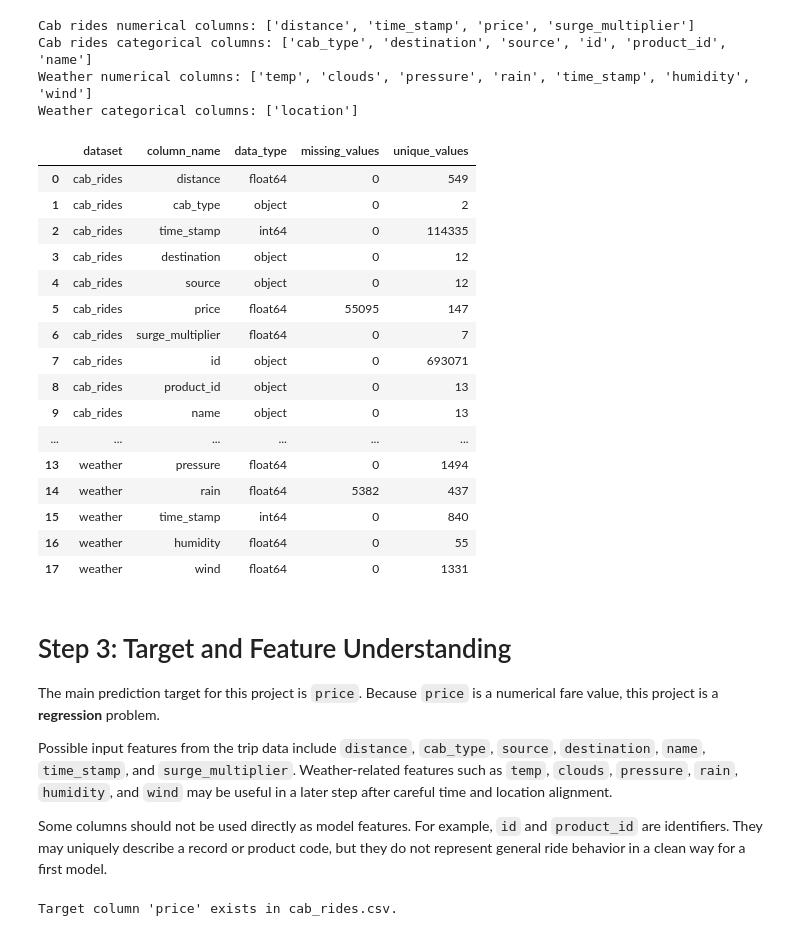
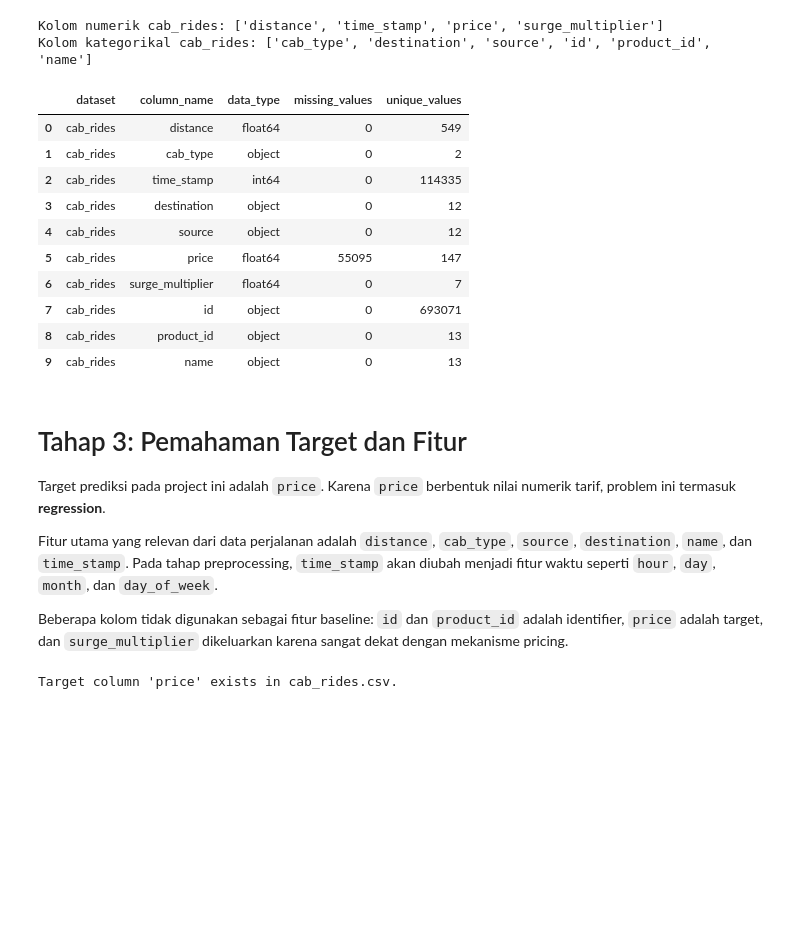
Before and after one commit to destadrns/MLOps-Tarif-Transportasi-Online, a Jupyter notebook: notebooks/01_data_understanding.ipynb, the cells around one changed output. Cells and saved outputs as stored; diff of their text form; code cells hidden in the pictures; blank space fills up the shorter version.

```diff
--- a/notebooks/01_data_understanding.ipynb
+++ b/notebooks/01_data_understanding.ipynb
@@ -197,60 +136,43 @@ Weather basic statistics:
 cab_numeric_columns = cab_rides.select_dtypes(include=np.number).columns.tolist()
 cab_categorical_columns = cab_rides.select_dtypes(exclude=np.number).columns.tolist()
 
-weather_numeric_columns = weather.select_dtypes(include=np.number).columns.tolist()
-weather_categorical_columns = weather.select_dtypes(exclude=np.number).columns.tolist()
-
-print("Cab rides numerical columns:", cab_numeric_columns)
-print("Cab rides categorical columns:", cab_categorical_columns)
-print("Weather numerical columns:", weather_numeric_columns)
-print("Weather categorical columns:", weather_categorical_columns)
+print("Kolom numerik cab_rides:", cab_numeric_columns)
+print("Kolom kategorikal cab_rides:", cab_categorical_columns)
 # %% [output]
-Cab rides numerical columns: ['distance', 'time_stamp', 'price', 'surge_multiplier']
-Cab rides categorical columns: ['cab_type', 'destination', 'source', 'id', 'product_id', 'name']
-Weather numerical columns: ['temp', 'clouds', 'pressure', 'rain', 'time_stamp', 'humidity', 'wind']
-Weather categorical columns: ['location']
+Kolom numerik cab_rides: ['distance', 'time_stamp', 'price', 'surge_multiplier']
+Kolom kategorikal cab_rides: ['cab_type', 'destination', 'source', 'id', 'product_id', 'name']
 # %%
 def create_schema_summary(df, dataset_name):
     return pd.DataFrame({
         "dataset": dataset_name,
         "column_name": df.columns,
         "data_type": [str(dtype) for dtype in df.dtypes],
         "missing_values": df.isna().sum().values,
         "unique_values": df.nunique(dropna=True).values,
     })
 
-schema_summary = pd.concat([
-    create_schema_summary(cab_rides, "cab_rides"),
-    create_schema_summary(weather, "weather"),
-], ignore_index=True)
-
+schema_summary = create_schema_summary(cab_rides, "cab_rides")
 display(schema_summary)
 # %% [output]
 |  | dataset | column_name | data_type | missing_values | unique_values |
 | 0 | cab_rides | distance | float64 | 0 | 549 |
 | 1 | cab_rides | cab_type | object | 0 | 2 |
 | 2 | cab_rides | time_stamp | int64 | 0 | 114335 |
 | 3 | cab_rides | destination | object | 0 | 12 |
 | 4 | cab_rides | source | object | 0 | 12 |
 | 5 | cab_rides | price | float64 | 55095 | 147 |
 | 6 | cab_rides | surge_multiplier | float64 | 0 | 7 |
 | 7 | cab_rides | id | object | 0 | 693071 |
 | 8 | cab_rides | product_id | object | 0 | 13 |
 | 9 | cab_rides | name | object | 0 | 13 |
-| ... | ... | ... | ... | ... | ... |
-| 13 | weather | pressure | float64 | 0 | 1494 |
-| 14 | weather | rain | float64 | 5382 | 437 |
-| 15 | weather | time_stamp | int64 | 0 | 840 |
-| 16 | weather | humidity | float64 | 0 | 55 |
-| 17 | weather | wind | float64 | 0 | 1331 |
 # %% [markdown]
-# Step 3: Target and Feature Understanding
+# Tahap 3: Pemahaman Target dan Fitur
 
-The main prediction target for this project is `price`. Because `price` is a numerical fare value, this project is a **regression** problem.
+Target prediksi pada project ini adalah `price`. Karena `price` berbentuk nilai numerik tarif, problem ini termasuk **regression**.
 
-Possible input features from the trip data include `distance`, `cab_type`, `source`, `destination`, `name`, `time_stamp`, and `surge_multiplier`. Weather-related features such as `temp`, `clouds`, `pressure`, `rain`, `humidity`, and `wind` may be useful in a later step after careful time and location alignment.
+Fitur utama yang relevan dari data perjalanan adalah `distance`, `cab_type`, `source`, `destination`, `name`, dan `time_stamp`. Pada tahap preprocessing, `time_stamp` akan diubah menjadi fitur waktu seperti `hour`, `day`, `month`, dan `day_of_week`.
 
-Some columns should not be used directly as model features. For example, `id` and `product_id` are identifiers. They may uniquely describe a record or product code, but they do not represent general ride behavior in a clean way for a first model.
+Beberapa kolom tidak digunakan sebagai fitur baseline: `id` dan `product_id` adalah identifier, `price` adalah target, dan `surge_multiplier` dikeluarkan karena sangat dekat dengan mekanisme pricing.
 # %%
 target_column = "price"
 
```
Also changed, not shown: parts of 20 cells of this notebook, 28 other files.
